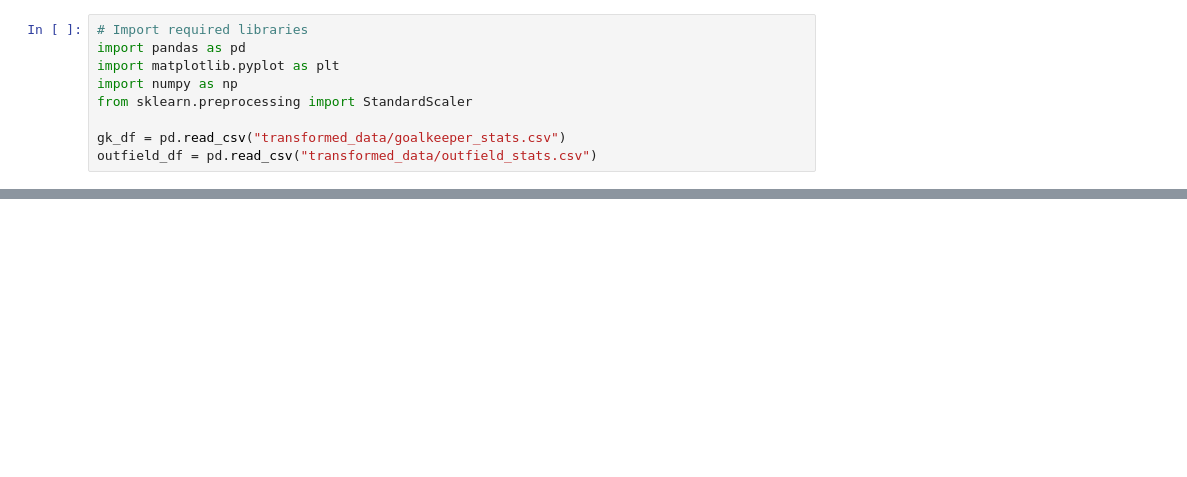
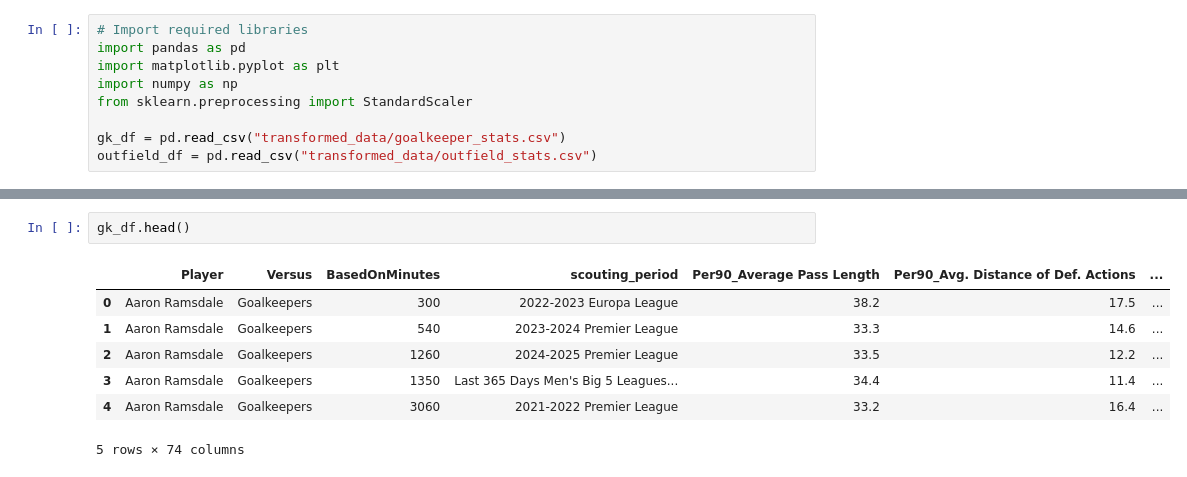
Before and after one commit to ruicongg/deadline-day, a Jupyter notebook: splitting_data.ipynb, the cells around one changed output, grey strips where cells are left out. Cells and saved outputs as stored; diff of their text form; blank space fills up the shorter version.

```diff
--- a/splitting_data.ipynb
+++ b/splitting_data.ipynb
@@ -75,0 +144,10 @@ Per 90 and Percentile CSV files saved successfully!
+# %%
+gk_df.head()
+# %% [output]
+|  | Player | Versus | BasedOnMinutes | scouting_period | Per90_Average Pass Length | Per90_Avg. Distance of Def. Actions | ... |
+| 0 | Aaron Ramsdale | Goalkeepers | 300 | 2022-2023 Europa League | 38.2 | 17.5 | ... |
+| 1 | Aaron Ramsdale | Goalkeepers | 540 | 2023-2024 Premier League | 33.3 | 14.6 | ... |
+| 2 | Aaron Ramsdale | Goalkeepers | 1260 | 2024-2025 Premier League | 33.5 | 12.2 | ... |
+| 3 | Aaron Ramsdale | Goalkeepers | 1350 | Last 365 Days Men's Big 5 Leagues... | 34.4 | 11.4 | ... |
+| 4 | Aaron Ramsdale | Goalkeepers | 3060 | 2021-2022 Premier League | 33.2 | 16.4 | ... |
+5 rows × 74 columns
```
Also changed, not shown: parts of 14 cells of this notebook, 6 other files.
